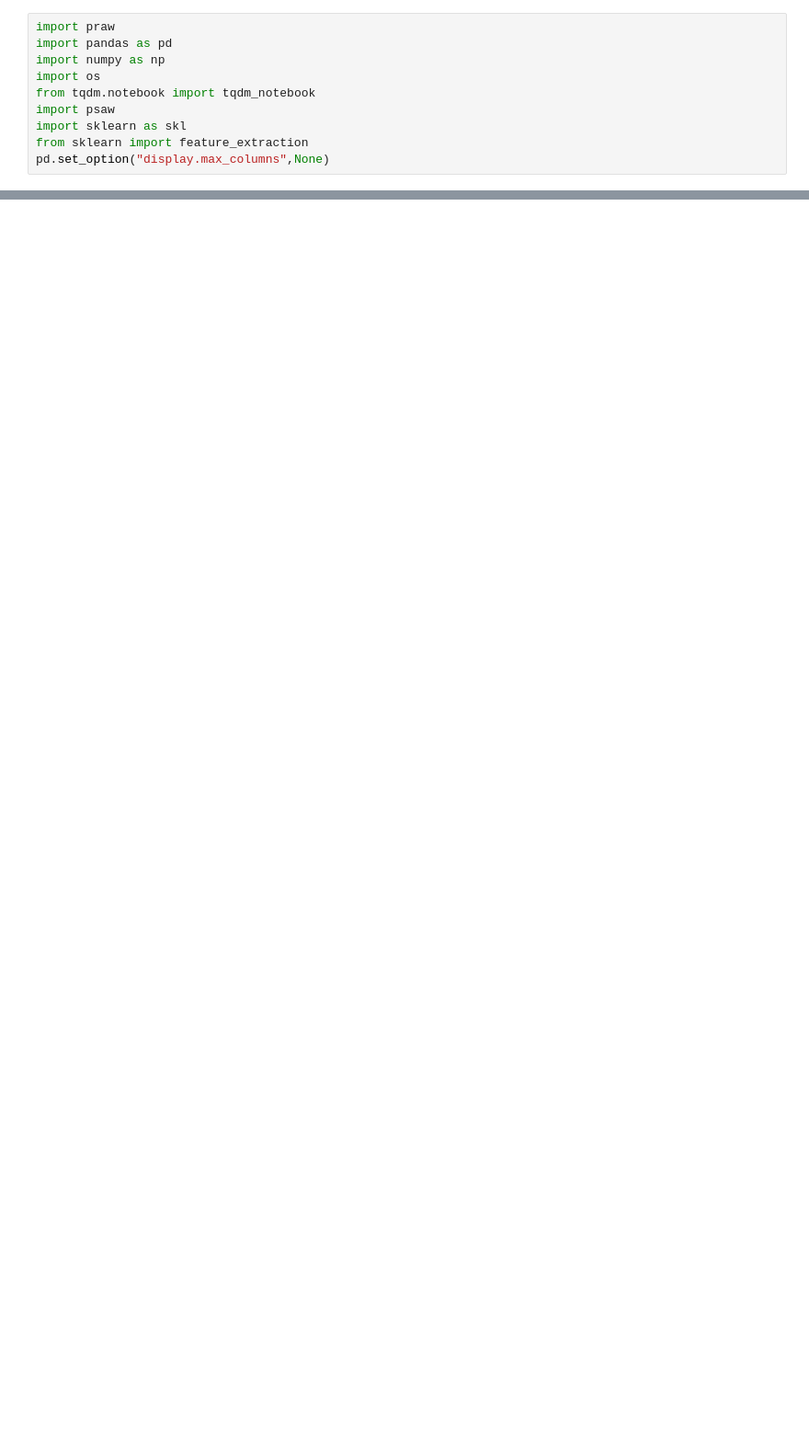
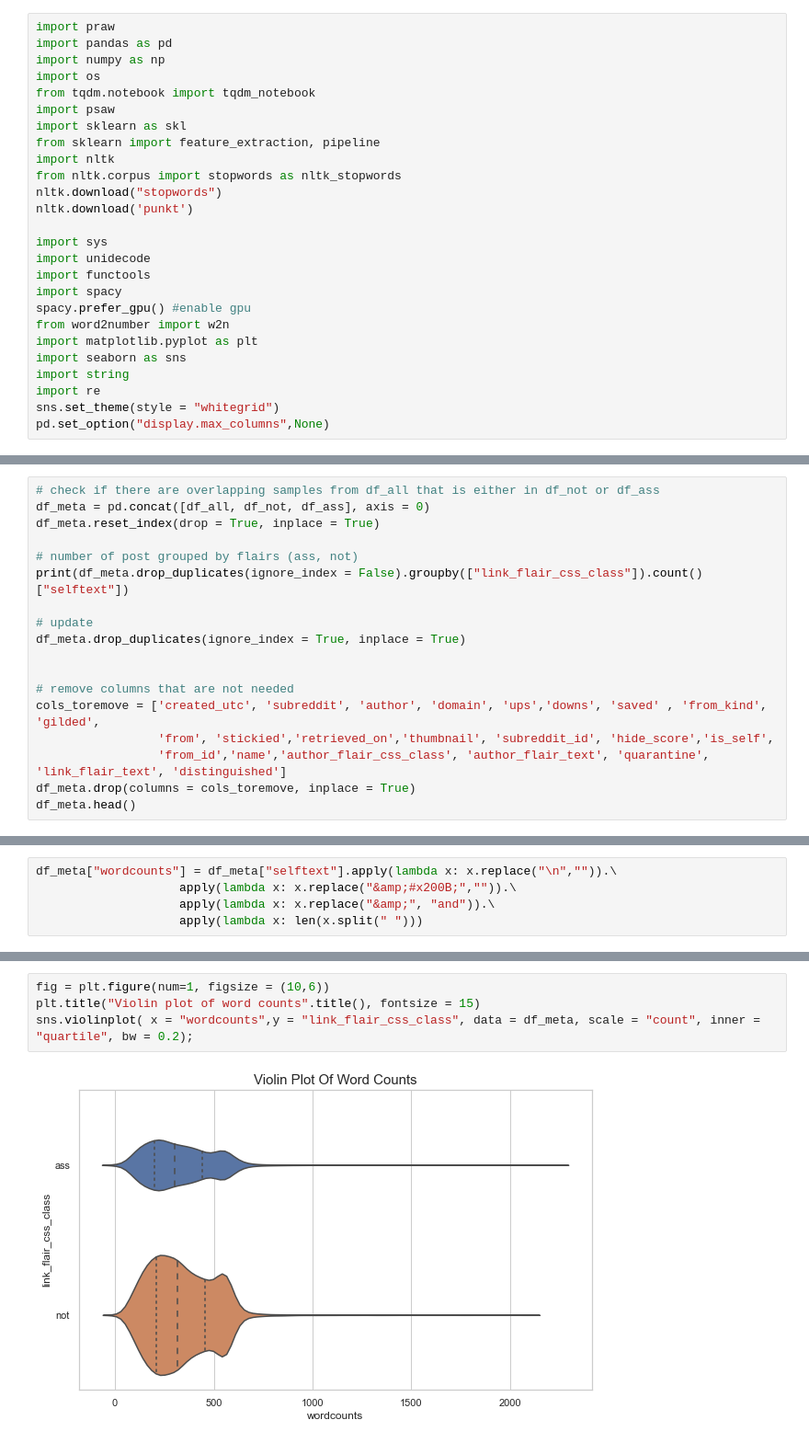
Before and after one commit to yahoyoungho/AITA-Analysis, a Jupyter notebook: Data Prep.ipynb, the cells around one changed output, grey strips where cells are left out. Shown at 92% size. Cells and saved outputs as stored; diff of their text form; blank space fills up the shorter version.

```diff
--- a/Data Prep.ipynb
+++ b/Data Prep.ipynb
@@ -6,5 +6,21 @@ import os
 from tqdm.notebook import tqdm_notebook
 import psaw
 import sklearn as skl
-from sklearn import feature_extraction
+from sklearn import feature_extraction, pipeline
+import nltk
+from nltk.corpus import stopwords as nltk_stopwords
+nltk.download("stopwords")
+nltk.download('punkt')
+
+import sys
+import unidecode
+import functools
+import spacy
+spacy.prefer_gpu() #enable gpu
+from word2number import w2n
+import matplotlib.pyplot as plt
+import seaborn as sns
+import string
+import re
+sns.set_theme(style = "whitegrid")
 pd.set_option("display.max_columns",None)
@@ -54,0 +77,18 @@ cv_not = feature_extraction.text.CountVectorizer()
+# %%
+# check if there are overlapping samples from df_all that is either in df_not or df_ass
+df_meta = pd.concat([df_all, df_not, df_ass], axis = 0)
+df_meta.reset_index(drop = True, inplace = True)
+
+# number of post grouped by flairs (ass, not)
+print(df_meta.drop_duplicates(ignore_index = False).groupby(["link_flair_css_class"]).count()["selftext"])
+
+# update
+df_meta.drop_duplicates(ignore_index = True, inplace = True)
+
+
+# remove columns that are not needed
+cols_toremove = ['created_utc', 'subreddit', 'author', 'domain', 'ups','downs', 'saved' , 'from_kind', 'gilded',
+                 'from', 'stickied','retrieved_on','thumbnail', 'subreddit_id', 'hide_score','is_self',
+                 'from_id','name','author_flair_css_class', 'author_flair_text', 'quarantine', 'link_flair_text', 'distinguished']
+df_meta.drop(columns = cols_toremove, inplace = True)
+df_meta.head()
@@ -54,0 +109,5 @@ cv_not = feature_extraction.text.CountVectorizer()
+# %%
+df_meta["wordcounts"] = df_meta["selftext"].apply(lambda x: x.replace("\n","")).\
+                    apply(lambda x: x.replace("&amp;#x200B;","")).\
+                    apply(lambda x: x.replace("&amp;", "and")).\
+                    apply(lambda x: len(x.split(" ")))
@@ -54,0 +136,6 @@ cv_not = feature_extraction.text.CountVectorizer()
+# %%
+fig = plt.figure(num=1, figsize = (10,6))
+plt.title("Violin plot of word counts".title(), fontsize = 15)
+sns.violinplot( x = "wordcounts",y = "link_flair_css_class", data = df_meta, scale = "count", inner = "quartile", bw = 0.2);
+# %% [output]
+[figure, added]
```
Also changed, not shown: parts of 32 cells of this notebook.
